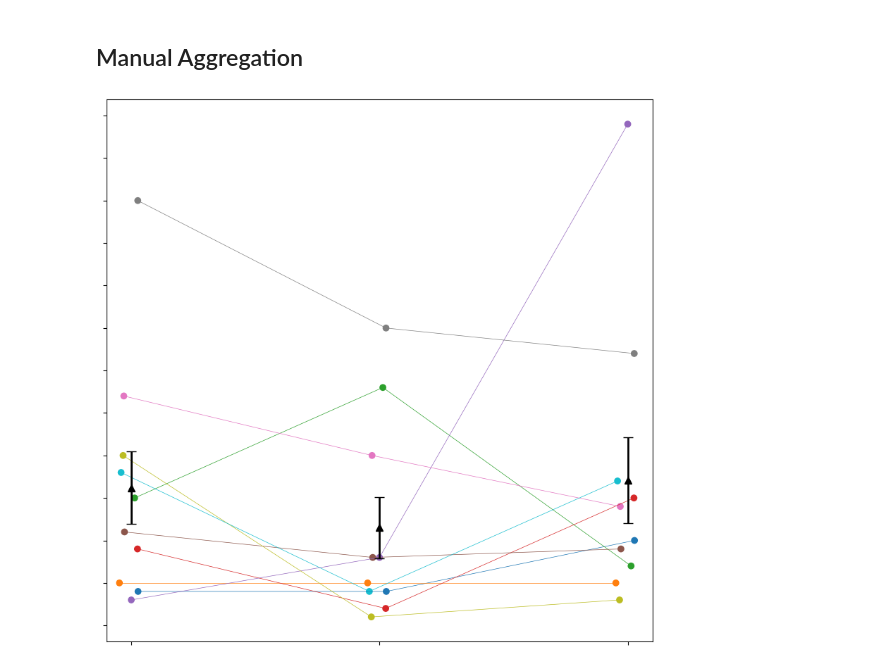
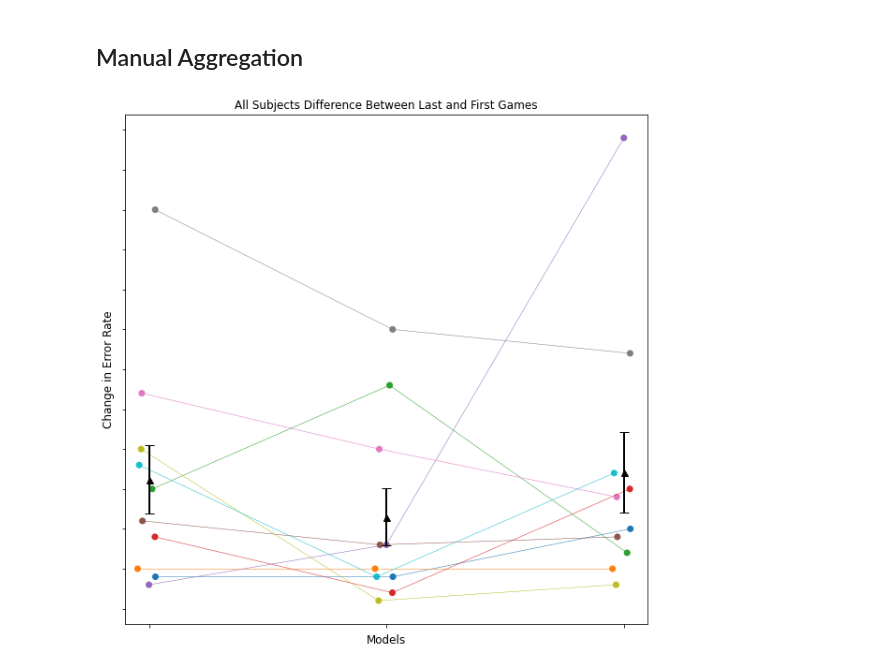
Before and after one commit to WallabyLester/Semi_Supervised_Adaptation_for_Myoelectric_Prosthesis_Control, a Jupyter notebook: Classification/Adaptive_LDA_All_Subjects.ipynb, the cells around one changed output. Saved outputs shown, nothing was run; the diff lists cells and outputs as text; code cells hidden in the pictures.

Commit message:
Completed documentation and updated figure titles

```diff
--- a/Classification/Adaptive_LDA_All_Subjects.ipynb
+++ b/Classification/Adaptive_LDA_All_Subjects.ipynb
@@ -474,35 +474,35 @@ sub8_adaptedwrul = 45 - 18
 # Subject 9
 sub9_unadapted = 41 - 26
 sub9_adapted = 22 - 26
 sub9_adaptedwrul = 24 - 26
 
 # Subject 10
 sub10_unadapted = 28 - 15
 sub10_adapted = 14 - 15
 sub10_adaptedwrul = 27 - 15
 
 unadapted_list = [sub1_unadapted, sub2_unadapted, sub3_unadapted, sub4_unadapted, sub5_unadapted, sub6_unadapted, sub7_unadapted, sub8_unadapted, sub9_unadapted, sub10_unadapted]
 adapted_list = [sub1_adapted, sub2_adapted, sub3_adapted, sub4_adapted, sub6_adapted, sub6_adapted, sub7_adapted, sub8_adapted, sub9_adapted, sub10_adapted]
 adaptedwrul_list = [sub1_adaptedwrul, sub2_adaptedwrul, sub3_adaptedwrul, sub4_adaptedwrul, sub5_adaptedwrul, sub6_adaptedwrul, sub7_adaptedwrul, sub8_adaptedwrul, sub9_adaptedwrul, sub10_adaptedwrul]
 
 fig = plt.figure(figsize=(10, 10))
 np.random.seed(10)
 rand_list = np.random.uniform(-0.05,0.05,10)
 colors = ['tab:blue', 'tab:orange', 'tab:green', 'tab:red', 'tab:purple', 'tab:brown', 'tab:pink', 'tab:gray', 'tab:olive', 'tab:cyan']
 plt.scatter(np.zeros(10) + rand_list, unadapted_list, color=colors)
 plt.scatter(np.ones(10) + rand_list, adapted_list, color=colors)
 plt.scatter(np.ones(10)*2 + rand_list, adaptedwrul_list, color=colors)
 for i in range(10):
     plt.plot([rand_list[i], 1+rand_list[i], 2+rand_list[i]], [unadapted_list[i], adapted_list[i], adaptedwrul_list[i]], color=colors[i], linewidth=0.5)
 plt.errorbar(range(3), [np.mean(unadapted_list), np.mean(adapted_list), np.mean(adaptedwrul_list)], [np.std(unadapted_list)/np.sqrt(len(unadapted_list)), np.std(adapted_list)/np.sqrt(len(adapted_list)), np.std(adaptedwrul_list)/np.sqrt(len(adaptedwrul_list))], fmt='k^', lw=2, capsize=5, markersize=7, markeredgewidth=1)
 # plt.errorbar(range(3), [np.mean(unadapted_list), np.mean(adapted_list), np.mean(adaptedwrul_list)], [np.std(unadapted_list), np.std(adapted_list), np.std(adaptedwrul_list)], fmt='k^', lw=2, capsize=5, markersize=7, markeredgewidth=1)
 plt.xlim(-0.1, 2.1)
-# plt.title("All Subjects Difference Between Last and First Games")
-# plt.ylabel("Change in Error Rate", fontsize=12)
-# plt.xlabel("Models", fontsize=12)
-# plt.xticks(np.arange(3), ['Unadapted', 'Adapted', 'Adapted w/ Rules'])
+plt.title("All Subjects Difference Between Last and First Games")
+plt.ylabel("Change in Error Rate", fontsize=12)
+plt.xlabel("Models", fontsize=12)
+plt.xticks(np.arange(3), ['Unadapted', 'Adapted', 'Adapted w/ Rules'])
 plt.xticks(np.arange(3), labels=[])
 plt.yticks(np.arange(-5, 60, 5), labels=[])
 plt.show()
 # %% [output]
-[figure, old version]
+[figure, new version]
```
Also changed, not shown: 1 other file.
